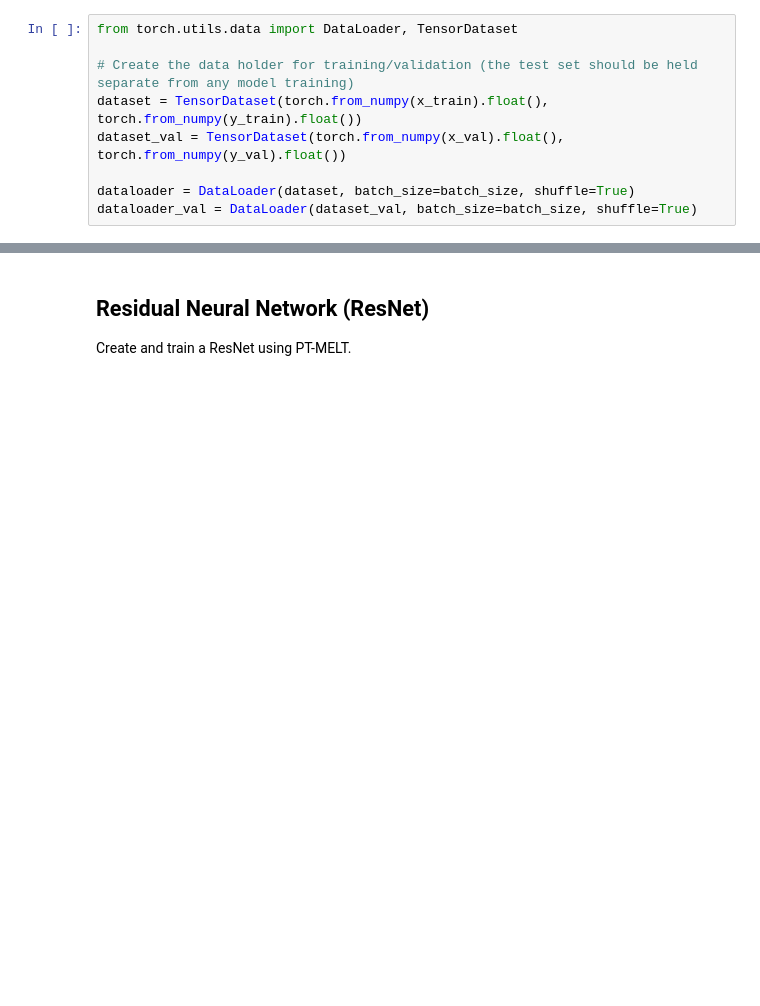
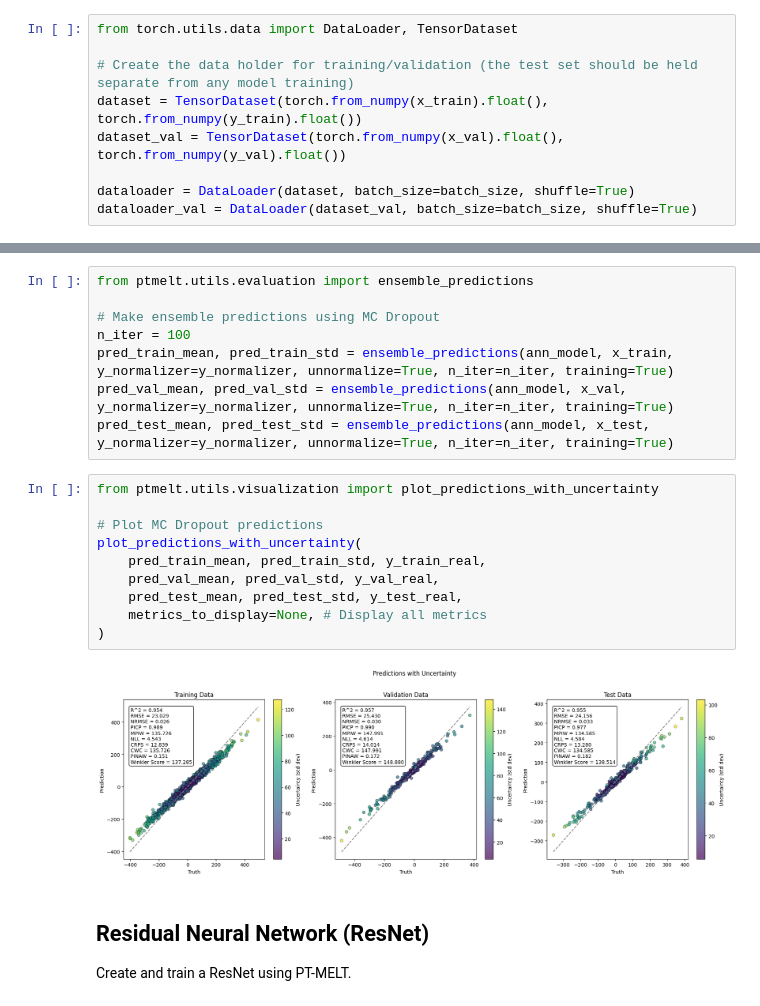
Before and after one commit to NREL/pt-melt, a Jupyter notebook: examples/regression.ipynb, the cells around one changed output, grey strips where cells are left out. Drawn from its saved outputs; the diff is of its cells as text; blank space fills up the shorter version.

```diff
--- a/examples/regression.ipynb
+++ b/examples/regression.ipynb
@@ -273,3 +205,23 @@ plt.show()
+# %%
+from ptmelt.utils.evaluation import ensemble_predictions
+
+# Make ensemble predictions using MC Dropout
+n_iter = 100
+pred_train_mean, pred_train_std = ensemble_predictions(ann_model, x_train, y_normalizer=y_normalizer, unnormalize=True, n_iter=n_iter, training=True)
+pred_val_mean, pred_val_std = ensemble_predictions(ann_model, x_val, y_normalizer=y_normalizer, unnormalize=True, n_iter=n_iter, training=True)
+pred_test_mean, pred_test_std = ensemble_predictions(ann_model, x_test, y_normalizer=y_normalizer, unnormalize=True, n_iter=n_iter, training=True)
+# %%
+from ptmelt.utils.visualization import plot_predictions_with_uncertainty
+
+# Plot MC Dropout predictions
+plot_predictions_with_uncertainty(
+    pred_train_mean, pred_train_std, y_train_real,
+    pred_val_mean, pred_val_std, y_val_real,
+    pred_test_mean, pred_test_std, y_test_real,
+    metrics_to_display=None, # Display all metrics
+)
+# %% [output]
+[figure, added]
 # %% [markdown]
 ## Residual Neural Network (ResNet)
 Create and train a ResNet using PT-MELT.
```
Also changed, not shown: parts of 25 cells of this notebook, 8 other files.
